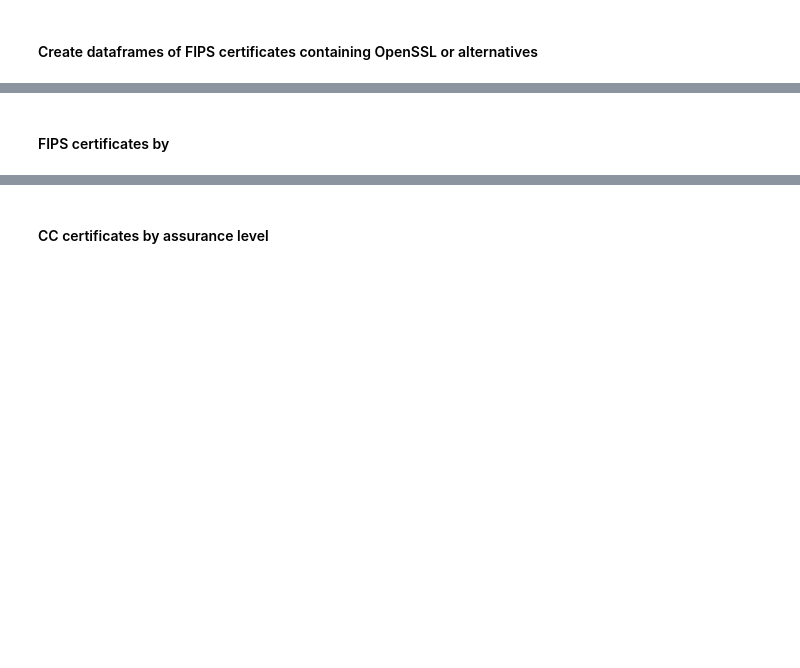
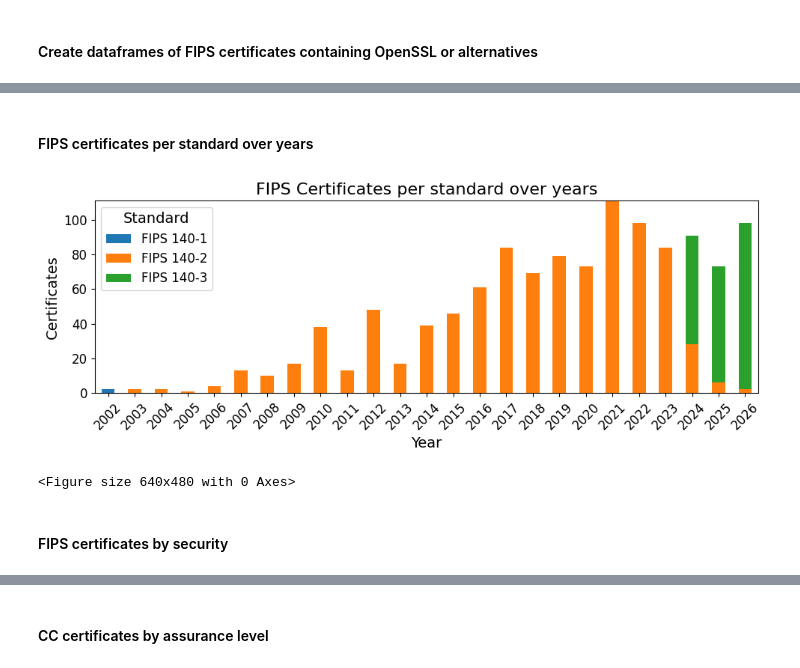
Before and after one commit to mr-akiio/thesis-code, a Jupyter notebook: notebooks/combined_cc_fips.ipynb, the cells around one changed output, grey strips where cells are left out. Saved outputs shown, nothing was run; the diff lists cells and outputs as text; code cells hidden in the pictures; blank space fills up the shorter version.

```diff
--- a/notebooks/combined_cc_fips.ipynb
+++ b/notebooks/combined_cc_fips.ipynb
@@ -141,2 +170,25 @@ KeyError: 'crypto_library'
+# %% [markdown]
+#### FIPS certificates per standard over years
+# %%
+df_yearly_std = (
+    combined_fips_df
+    .groupby(['Year', 'Standard'])['Manufacturer']
+    .count()
+    .unstack(fill_value=0)
+)
+
+
+ax = df_yearly_std.plot(kind='bar', figsize=(10, 4), stacked=True)
+plt.title('FIPS Certificates per standard over years')
+plt.ylabel('Certificates')
+plt.xlabel('Year')
+plt.xticks(rotation=45)
+plt.legend(title='Standard')
+plt.tight_layout()
+plt.show()
+plt.savefig("img/fips_certificates_per_standard_over_years.png")
+# %% [output]
+[figure, added]
+<Figure size 640x480 with 0 Axes>
 # %% [markdown]
-#### FIPS certificates by
+#### FIPS certificates by security
```
Also changed, not shown: parts of 15 cells of this notebook, 8 other files.
